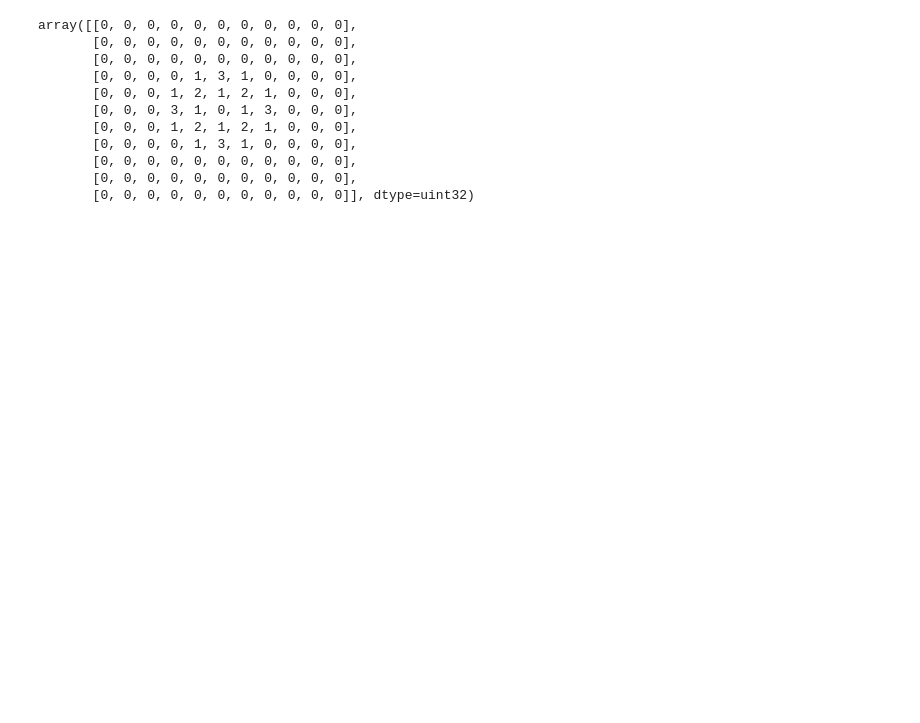
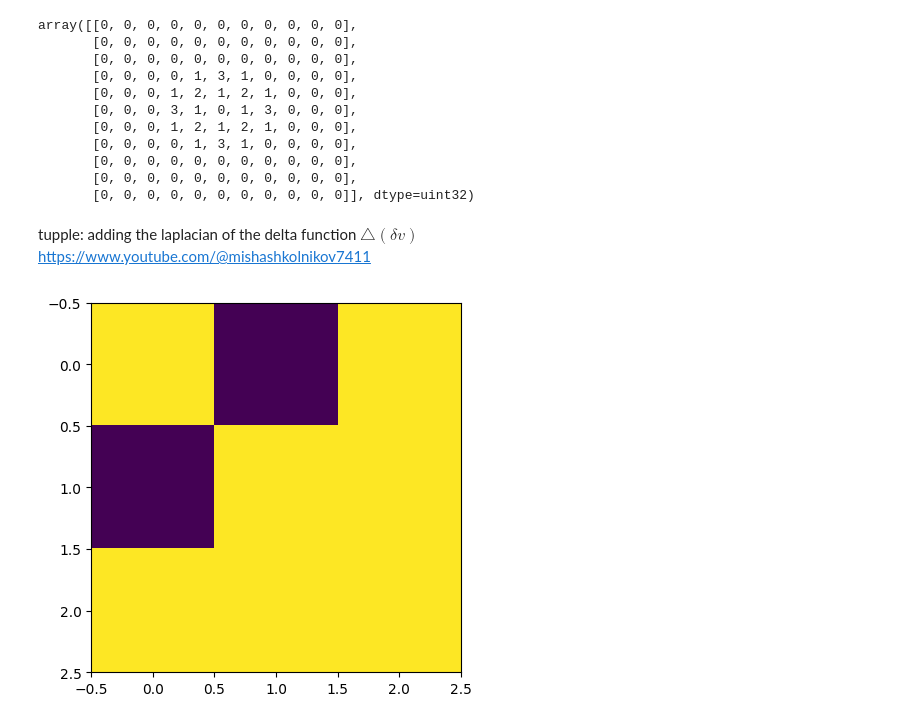
Before and after one commit to tt5/p-sandpile, a Jupyter notebook: sandpile1.ipynb, the cells around one changed output. Saved outputs shown, nothing was run; the diff lists cells and outputs as text; code cells hidden in the pictures; blank space fills up the shorter version.

```diff
--- a/sandpile1.ipynb
+++ b/sandpile1.ipynb
@@ -34,3 +35,11 @@ array([[0, 0, 0, 0, 0, 0, 0, 0, 0, 0, 0],
        [0, 0, 0, 0, 0, 0, 0, 0, 0, 0, 0],
        [0, 0, 0, 0, 0, 0, 0, 0, 0, 0, 0],
        [0, 0, 0, 0, 0, 0, 0, 0, 0, 0, 0]], dtype=uint32)
+# %% [markdown]
+tupple: adding the laplacian of the delta function $\bigtriangleup(\delta v)$
+https://www.youtube.com/@mishashkolnikov7411
+# %%
+m1 = np.array([[1,0,1],[0,1,1],[1,1,1]])
+plt.imshow(m1, interpolation='nearest');plt.show()
+# %% [output]
+[figure, added]
```
Also changed, not shown: parts of 6 cells of this notebook.
